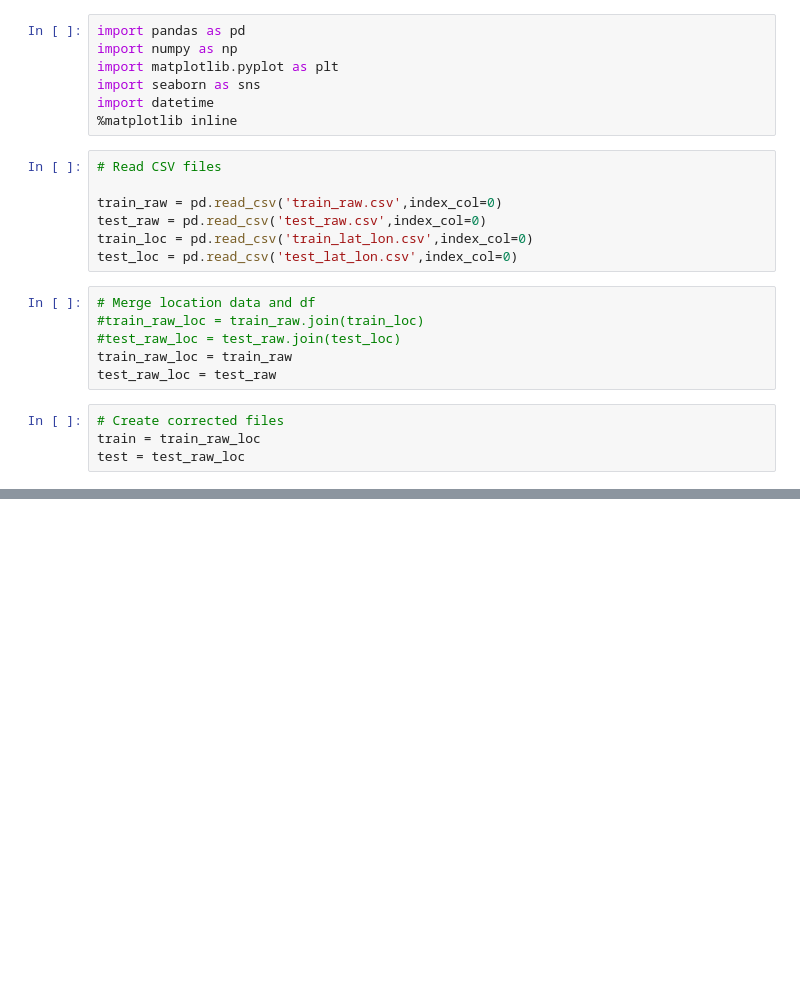
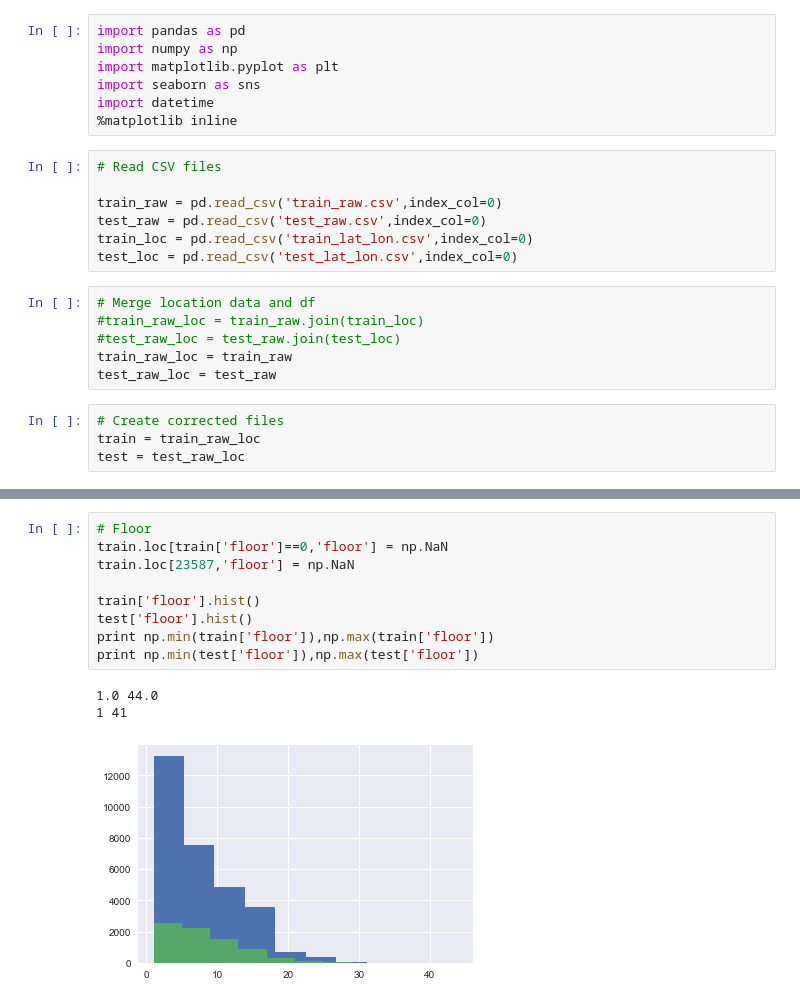
Before and after one commit to JulesLandrySimard/Kaggle-Sberbank, a Jupyter notebook: Clean_files.ipynb, the cells around one changed output, grey strips where cells are left out. Drawn from its saved outputs; the diff is of its cells as text; blank space fills up the shorter version.

```diff
--- a/Clean_files.ipynb
+++ b/Clean_files.ipynb
@@ -342,0 +69,13 @@ print np.sum(abs(pred_build-y_test))/len(y_test)
+# %%
+# Floor
+train.loc[train['floor']==0,'floor'] = np.NaN
+train.loc[23587,'floor'] = np.NaN
+
+train['floor'].hist()
+test['floor'].hist()
+print np.min(train['floor']),np.max(train['floor'])
+print np.min(test['floor']),np.max(test['floor'])
+# %% [output]
+1.0 44.0
+1 41
+[figure, added]
```
Also changed, not shown: parts of 51 cells of this notebook, 6 other files.
